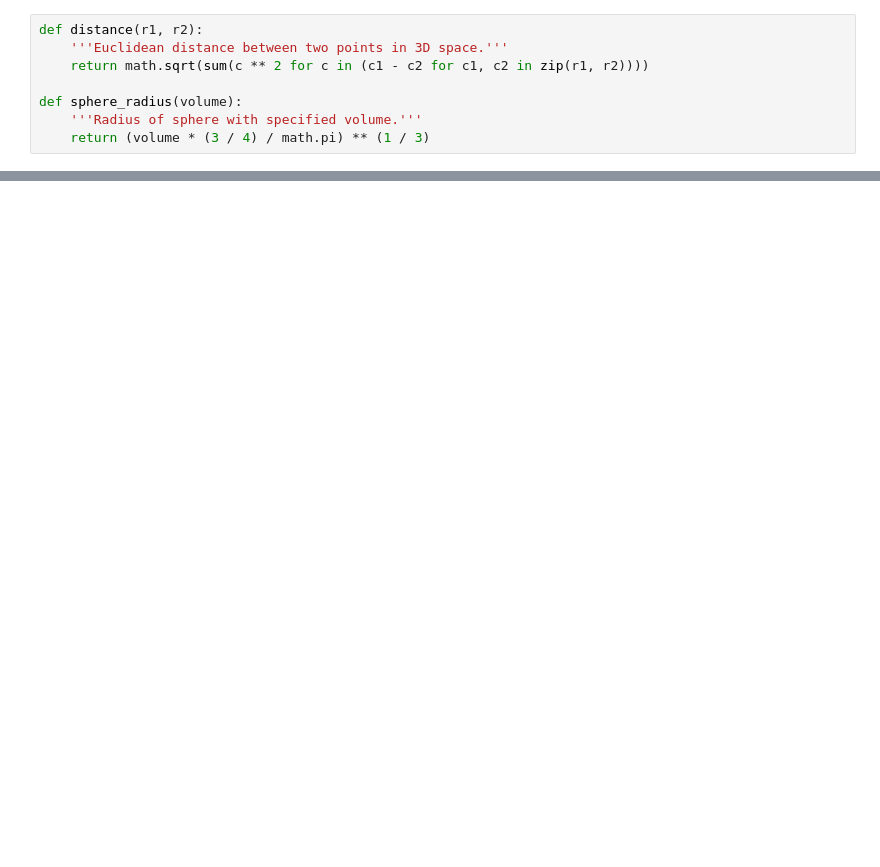
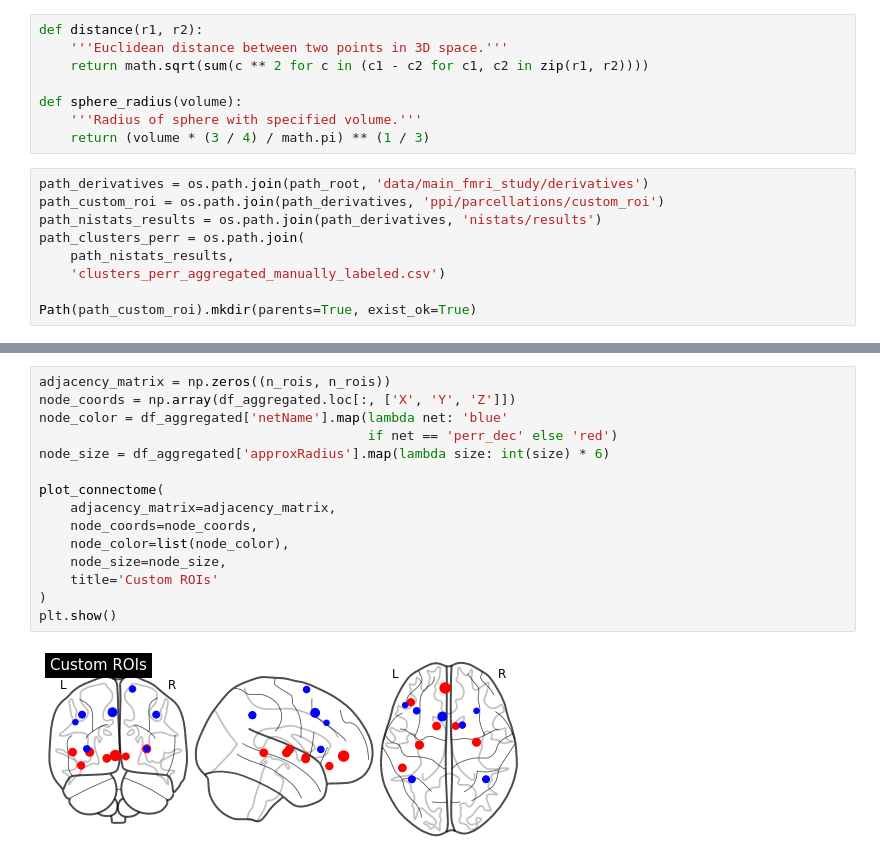
Before and after one commit to kbonna/decidenet, a Jupyter notebook: connectivity_analysis/signal_extraction/dn_sa_03_roi_construction.ipynb, the cells around one changed output, grey strips where cells are left out. Saved outputs shown, nothing was run; the diff lists cells and outputs as text; blank space fills up the shorter version.

```diff
--- a/connectivity_analysis/signal_extraction/dn_sa_03_roi_construction.ipynb
+++ b/connectivity_analysis/signal_extraction/dn_sa_03_roi_construction.ipynb
@@ -19,3 +29,12 @@ def distance(r1, r2):
 def sphere_radius(volume):
     '''Radius of sphere with specified volume.'''
     return (volume * (3 / 4) / math.pi) ** (1 / 3)
+# %%
+path_derivatives = os.path.join(path_root, 'data/main_fmri_study/derivatives')
+path_custom_roi = os.path.join(path_derivatives, 'ppi/parcellations/custom_roi')
+path_nistats_results = os.path.join(path_derivatives, 'nistats/results')
+path_clusters_perr = os.path.join(
+    path_nistats_results,
+    'clusters_perr_aggregated_manually_labeled.csv')
+
+Path(path_custom_roi).mkdir(parents=True, exist_ok=True)
@@ -125,0 +155,17 @@ plt.colorbar()
+# %%
+adjacency_matrix = np.zeros((n_rois, n_rois))
+node_coords = np.array(df_aggregated.loc[:, ['X', 'Y', 'Z']])
+node_color = df_aggregated['netName'].map(lambda net: 'blue'
+                                          if net == 'perr_dec' else 'red')
+node_size = df_aggregated['approxRadius'].map(lambda size: int(size) * 6)
+
+plot_connectome(
+    adjacency_matrix=adjacency_matrix,
+    node_coords=node_coords,
+    node_color=list(node_color),
+    node_size=node_size,
+    title='Custom ROIs'
+)
+plt.show()
+# %% [output]
+[figure, added]
```
Also changed, not shown: parts of 13 cells of this notebook, 3 other files.
